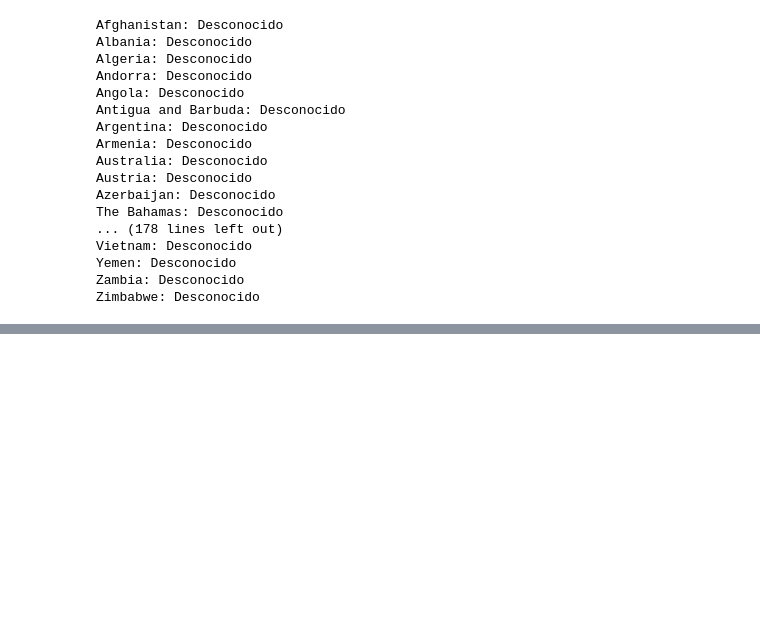
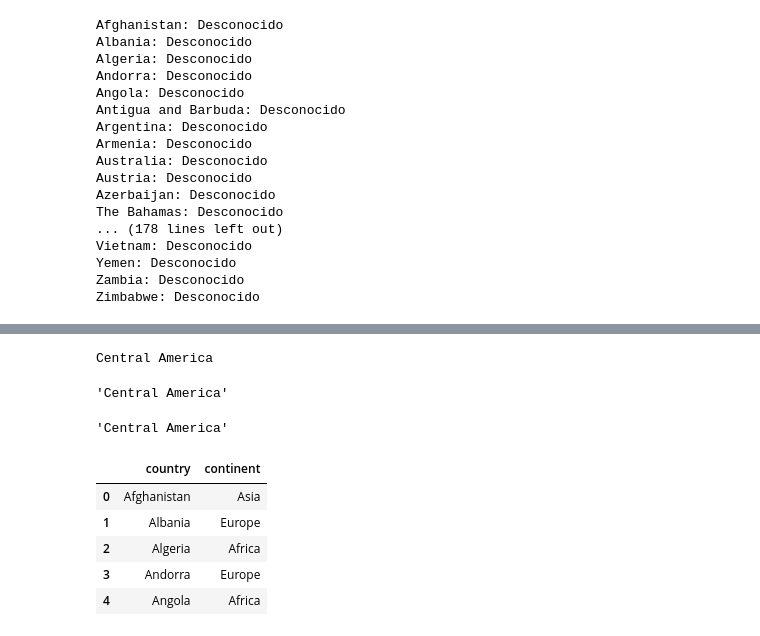
Before and after one commit to Mgg-maria/Pair_mod3_AmandayMaria, a Jupyter notebook: pair_group_by.ipynb, the cells around one changed output, grey strips where cells are left out. Saved outputs shown, nothing was run; the diff lists cells and outputs as text; code cells hidden in the pictures; blank space fills up the shorter version.

```diff
--- a/pair_group_by.ipynb
+++ b/pair_group_by.ipynb
@@ -273,0 +276,12 @@ Zimbabwe: Desconocido
+# %%
+# Creamos un diccionario que tendrá como key el continente y como value una lista con los paises pertenecientes a dicho continente
+
+continentes = {
+    'Asia': ["Philippines", 'Afghanistan', 'Armenia', 'Azerbaijan', 'Bahrain', 'Bangladesh', 'Bhutan', 'Brunei', 'Cambodia', 'China', 'East Timor', 'India', 'Indonesia', 'Iran', 'Iraq', 'Israel', 'Japan', 'Jordan', 'Kazakhstan', 'Kuwait', 'Kyrgyzstan', 'Laos', 'Lebanon', 'Malaysia', 'Maldives', 'Mongolia', 'Myanmar', 'Nepal', 'North Korea', 'Oman', 'Pakistan', 'Palestinian National Authority', 'Qatar', 'Saudi Arabia', 'Singapore', 'South Korea', 'Sri Lanka', 'Syria', 'Tajikistan', 'Thailand', 'Turkmenistan', 'United Arab Emirates', 'Uzbekistan', 'Vietnam', 'Yemen'],
+    'Africa': ["Tunisia", "Ivory Coast", 'Algeria', 'Angola', 'Benin', 'Botswana', 'Burkina Faso', 'Burundi', 'Cape Verde', 'Cameroon', 'Central African Republic', 'Chad', 'Comoros', 'Republic of the Congo', 'Cote d\'Ivoire', 'Democratic Republic of the Congo', 'Djibouti', 'Egypt', 'Equatorial Guinea', 'Eritrea', 'Eswatini', 'Ethiopia', 'Gabon', 'The Gambia', 'Ghana', 'Guinea', 'Guinea-Bissau', 'Kenya', 'Lesotho', 'Liberia', 'Libya', 'Madagascar', 'Malawi', 'Mali', 'Mauritania', 'Mauritius', 'Morocco', 'Mozambique', 'Namibia', 'Niger', 'Nigeria', 'Rwanda', 'Sao Tome and Principe', 'Senegal', 'Seychelles', 'Sierra Leone', 'Somalia', 'South Africa', 'South Sudan', 'Sudan', 'Tanzania', 'Togo', 'Uganda', 'Zambia', 'Zimbabwe'],
+    'Europe': ["Turkey", "Republic of Ireland", "Vatican City", 'Albania', 'Andorra', 'Austria', 'Belarus', 'Belgium', 'Bosnia and Herzegovina', 'Bulgaria', 'Croatia', 'Cyprus', 'Czech Republic', 'Denmark', 'Estonia', 'Finland', 'France', 'Georgia', 'Germany', 'Greece', 'Hungary', 'Iceland', 'Ireland', 'Italy', 'Latvia', 'Liechtenstein', 'Lithuania', 'Luxembourg', 'Malta', 'Moldova', 'Monaco', 'Montenegro', 'Netherlands', 'North Macedonia', 'Norway', 'Poland', 'Portugal', 'Romania', 'Russia', 'San Marino', 'Serbia', 'Slovakia', 'Slovenia', 'Spain', 'Sweden', 'Switzerland', 'Ukraine', 'United Kingdom'],
+    "Central America":["Belize", "Saint Vincent and the Grenadines", "Saint Lucia", "Saint Kitts and Nevis", "Panama", "Nicaragua", "Mexico", "Jamaica", "Honduras", "Haiti", "Guatemala", "Grenada", "El Salvador", "Dominican Republic", "Dominica", "Cuba", "Antigua and Barbuda", "The Bahamas", "Barbados"," Belize", "Costa Rica",  ],
+    'North America': ['Canada', 'United States'],
+    'South America': ["Trinidad and Tobago", 'Argentina', 'Bolivia', 'Brazil', 'Chile', 'Colombia', 'Ecuador', 'Guyana', 'Paraguay', 'Peru', 'Suriname', 'Uruguay', 'Venezuela'],
+    'Oceania': ["Papua New Guinea", "Federated States of Micronesia", 'Australia', 'Fiji', 'Kiribati', 'Marshall Islands', 'Nauru', 'New Zealand', 'Palau', 'Samoa', 'Solomon Islands', 'Tonga', 'Tuvalu', 'Vanuatu']
+}
@@ -273,0 +292,45 @@ Zimbabwe: Desconocido
+# %%
+
+
+def obtener_continente (dato):
+    continentes = {
+    'Asia': ["Philippines", 'Afghanistan', 'Armenia', 'Azerbaijan', 'Bahrain', 'Bangladesh', 'Bhutan', 'Brunei', 'Cambodia', 'China', 'East Timor', 'India', 'Indonesia', 'Iran', 'Iraq', 'Israel', 'Japan', 'Jordan', 'Kazakhstan', 'Kuwait', 'Kyrgyzstan', 'Laos', 'Lebanon', 'Malaysia', 'Maldives', 'Mongolia', 'Myanmar', 'Nepal', 'North Korea', 'Oman', 'Pakistan', 'Palestinian National Authority', 'Qatar', 'Saudi Arabia', 'Singapore', 'South Korea', 'Sri Lanka', 'Syria', 'Tajikistan', 'Thailand', 'Turkmenistan', 'United Arab Emirates', 'Uzbekistan', 'Vietnam', 'Yemen'],
+    'Africa': ["Tunisia", "Ivory Coast", 'Algeria', 'Angola', 'Benin', 'Botswana', 'Burkina Faso', 'Burundi', 'Cape Verde', 'Cameroon', 'Central African Republic', 'Chad', 'Comoros', 'Republic of the Congo', 'Cote d\'Ivoire', 'Democratic Republic of the Congo', 'Djibouti', 'Egypt', 'Equatorial Guinea', 'Eritrea', 'Eswatini', 'Ethiopia', 'Gabon', 'The Gambia', 'Ghana', 'Guinea', 'Guinea-Bissau', 'Kenya', 'Lesotho', 'Liberia', 'Libya', 'Madagascar', 'Malawi', 'Mali', 'Mauritania', 'Mauritius', 'Morocco', 'Mozambique', 'Namibia', 'Niger', 'Nigeria', 'Rwanda', 'Sao Tome and Principe', 'Senegal', 'Seychelles', 'Sierra Leone', 'Somalia', 'South Africa', 'South Sudan', 'Sudan', 'Tanzania', 'Togo', 'Uganda', 'Zambia', 'Zimbabwe'],
+    'Europe': ["Turkey", "Republic of Ireland", "Vatican City", 'Albania', 'Andorra', 'Austria', 'Belarus', 'Belgium', 'Bosnia and Herzegovina', 'Bulgaria', 'Croatia', 'Cyprus', 'Czech Republic', 'Denmark', 'Estonia', 'Finland', 'France', 'Georgia', 'Germany', 'Greece', 'Hungary', 'Iceland', 'Ireland', 'Italy', 'Latvia', 'Liechtenstein', 'Lithuania', 'Luxembourg', 'Malta', 'Moldova', 'Monaco', 'Montenegro', 'Netherlands', 'North Macedonia', 'Norway', 'Poland', 'Portugal', 'Romania', 'Russia', 'San Marino', 'Serbia', 'Slovakia', 'Slovenia', 'Spain', 'Sweden', 'Switzerland', 'Ukraine', 'United Kingdom'],
+    "Central America":["Belize", "Saint Vincent and the Grenadines", "Saint Lucia", "Saint Kitts and Nevis", "Panama", "Nicaragua", "Mexico", "Jamaica", "Honduras", "Haiti", "Guatemala", "Grenada", "El Salvador", "Dominican Republic", "Dominica", "Cuba", "Antigua and Barbuda", "The Bahamas", "Barbados"," Belize", "Costa Rica",  ],
+    'North America': ['Canada', 'United States'],
+    'South America': ["Trinidad and Tobago", 'Argentina', 'Bolivia', 'Brazil', 'Chile', 'Colombia', 'Ecuador', 'Guyana', 'Paraguay', 'Peru', 'Suriname', 'Uruguay', 'Venezuela'],
+    'Oceania': ["Papua New Guinea", "Federated States of Micronesia", 'Australia', 'Fiji', 'Kiribati', 'Marshall Islands', 'Nauru', 'New Zealand', 'Palau', 'Samoa', 'Solomon Islands', 'Tonga', 'Tuvalu', 'Vanuatu']
+}
+    for k,v in continentes.items():
+        if dato in v:
+            return k
+# %%
+# Problema en pequeño. Esta es la iteración para que se recorra el diccionario y de el continente al que pertenece el pais
+
+for k,v in continentes.items():
+    if "Belize" in v:
+        print(k)
+# %% [output]
+Central America
+# %%
+obtener_continente(pais)
+# %% [output]
+'Central America'
+# %%
+obtener_continente("Belize")
+# %% [output]
+'Central America'
+# %%
+# Ahora aplicamos esto al dataframe para que lo haga en todas las filas sobre la columna country utilizando apply
+
+world_data_full["continent"] = world_data_full["country"].apply(obtener_continente)
+
+world_data_full[["country", "continent"]].head()
+# %% [output]
+|  | country | continent |
+| 0 | Afghanistan | Asia |
+| 1 | Albania | Europe |
+| 2 | Algeria | Africa |
+| 3 | Andorra | Europe |
+| 4 | Angola | Africa |
```
Also changed, not shown: parts of 2 cells of this notebook.
